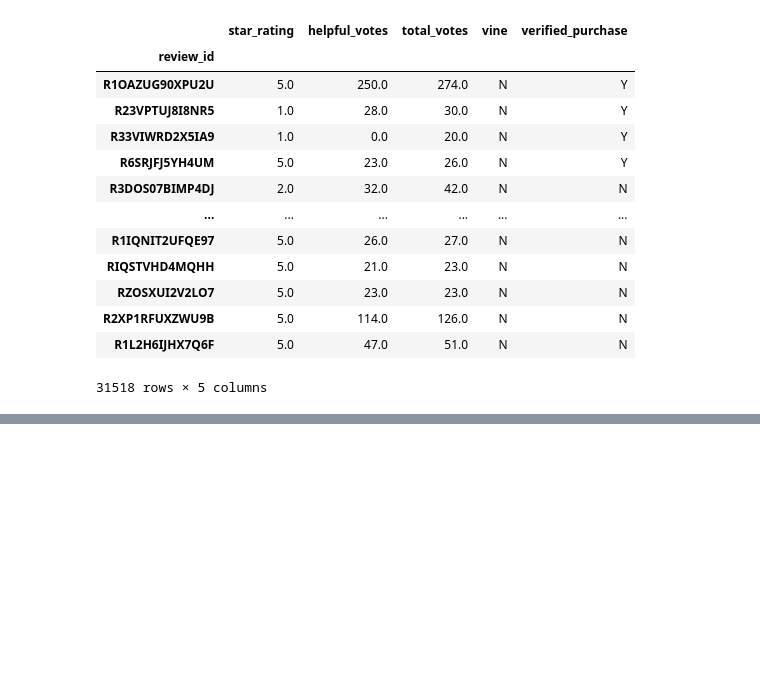
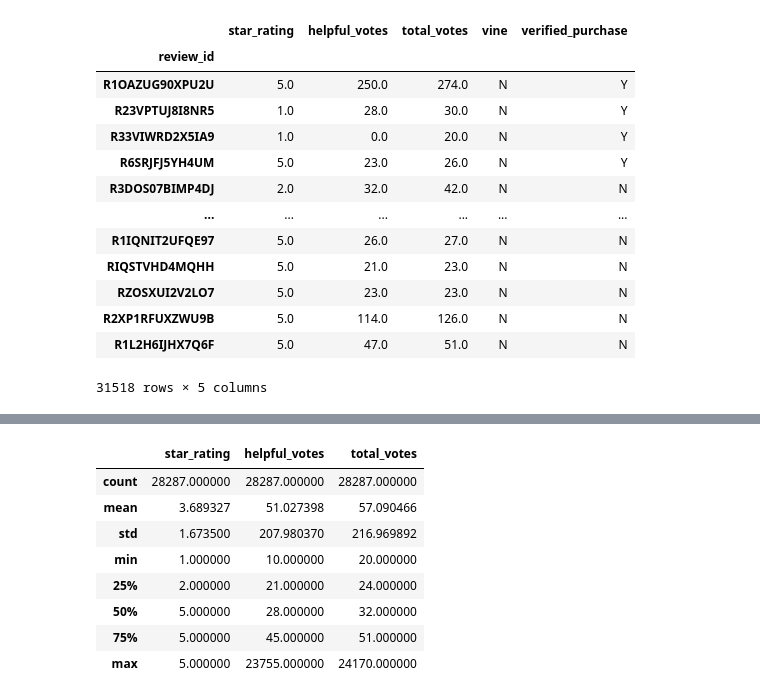
Before and after one commit to vijaycse/Amazon_Vine_Analysis, a Jupyter notebook: Vine_Review_Analysis.ipynb, the cells around one changed output, grey strips where cells are left out. Cells and saved outputs as stored; diff of their text form; code cells hidden in the pictures; blank space fills up the shorter version.

```diff
--- a/Vine_Review_Analysis.ipynb
+++ b/Vine_Review_Analysis.ipynb
@@ -86,0 +89,12 @@ unpaid_df.head(5)
+# %%
+unpaid_df.describe()
+# %% [output]
+|  | star_rating | helpful_votes | total_votes |
+| count | 28287.000000 | 28287.000000 | 28287.000000 |
+| mean | 3.689327 | 51.027398 | 57.090466 |
+| std | 1.673500 | 207.980370 | 216.969892 |
+| min | 1.000000 | 10.000000 | 20.000000 |
+| 25% | 2.000000 | 21.000000 | 24.000000 |
+| 50% | 5.000000 | 28.000000 | 32.000000 |
+| 75% | 5.000000 | 45.000000 | 51.000000 |
+| max | 5.000000 | 23755.000000 | 24170.000000 |
```
Also changed, not shown: parts of 10 cells of this notebook, 6 other files.
